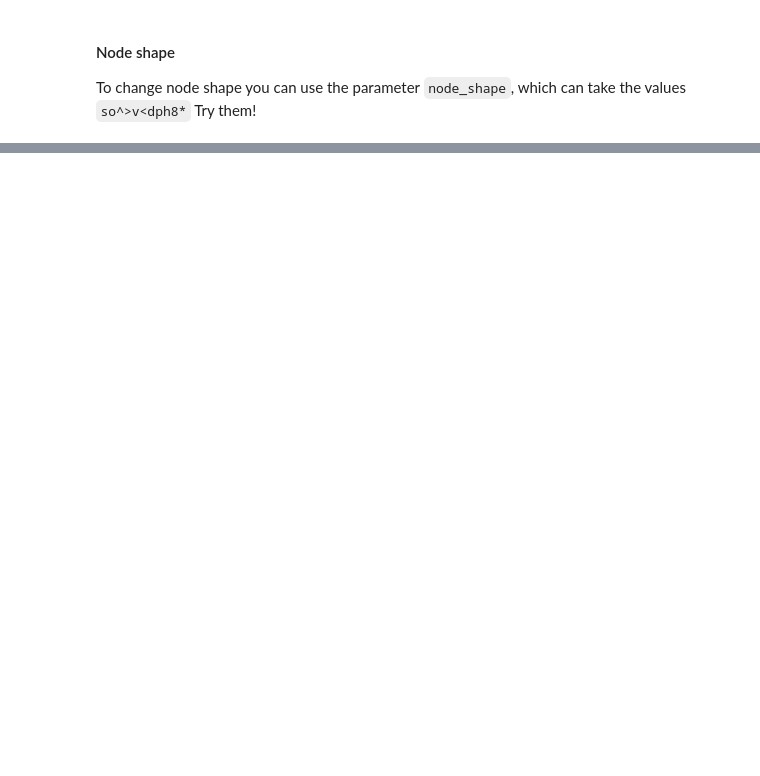
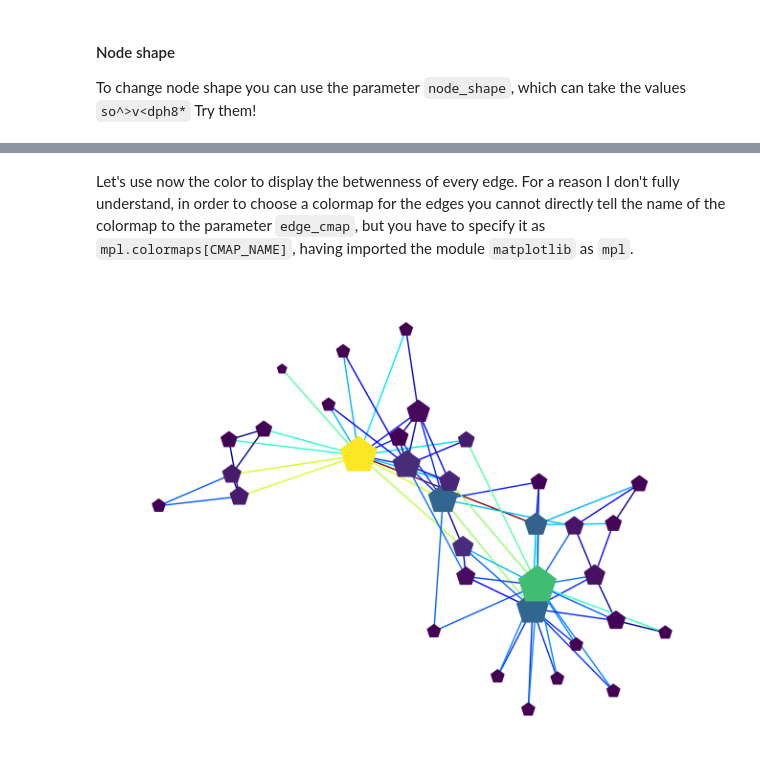
Before and after one commit to IFISC/Complex_Networks_Master, a Jupyter notebook: Lecture_4.ipynb, the cells around one changed output, grey strips where cells are left out. Cells and saved outputs as stored; diff of their text form; code cells hidden in the pictures; blank space fills up the shorter version.

```diff
--- a/Lecture_4.ipynb
+++ b/Lecture_4.ipynb
@@ -212,0 +231,15 @@ nx.draw(G,with_labels=True,node_color=list(dict(nx.betweenness_centrality(G)).va
+# %% [markdown]
+Let's use now the color to display the betwenness of every edge. For a reason I don't fully understand, in order to choose a colormap for the edges you cannot directly tell the name of the colormap to the parameter `edge_cmap`, but you have to specify it as `mpl.colormaps[CMAP_NAME]`, having imported the module `matplotlib` as `mpl`.
+# %%
+import matplotlib as mpl
+edge_betweenness = [x for k,x in nx.edge_betweenness_centrality(G).items()]
+
+nx.draw(G,
+        pos=fr_layout,
+        node_color=node_betweenness,
+        node_size=50*node_deg,
+        node_shape='p',
+        edge_color=edge_betweenness,
+        edge_cmap=mpl.colormaps['jet'])
+# %% [output]
+[figure, added]
```
Also changed, not shown: parts of 24 cells of this notebook, 1 other file.
